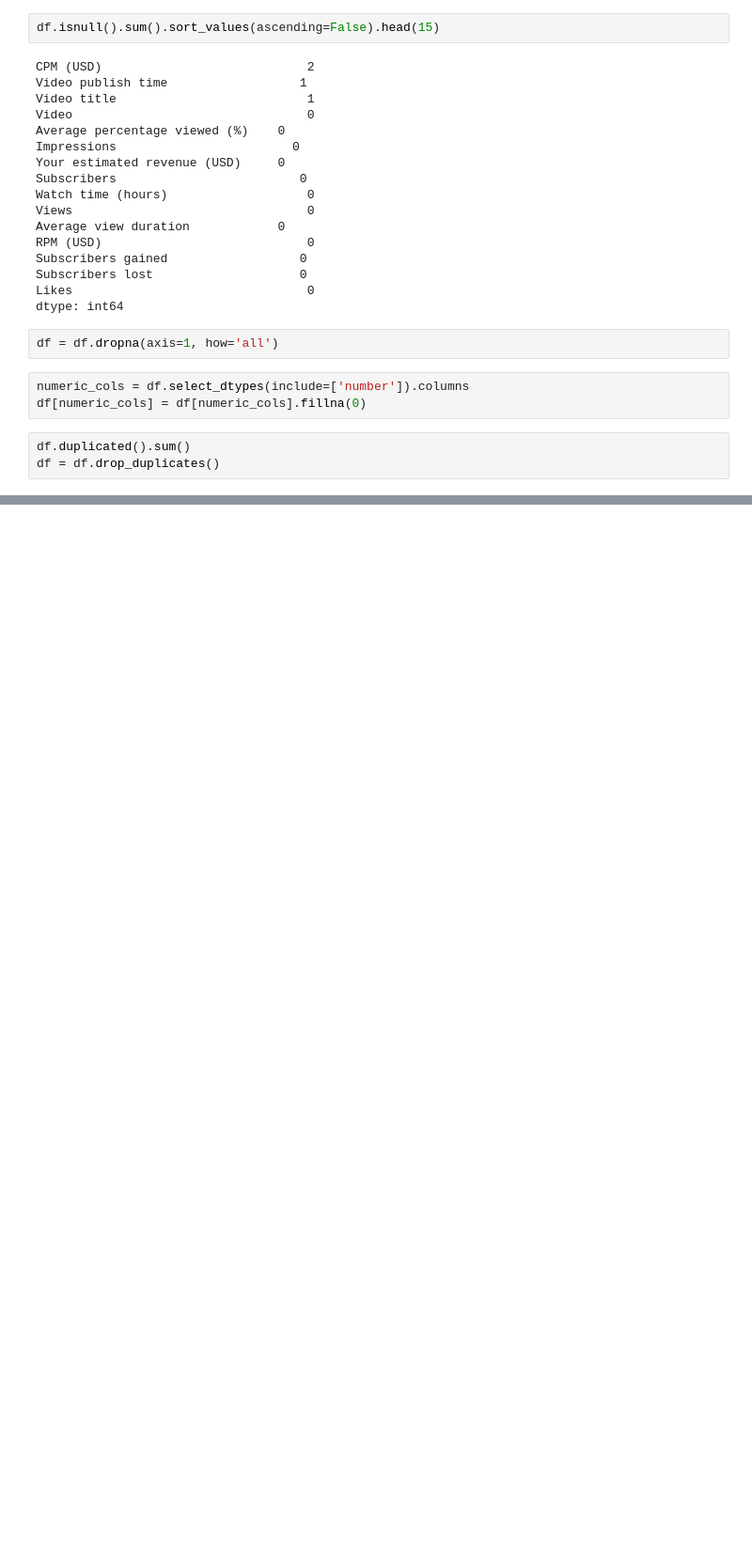
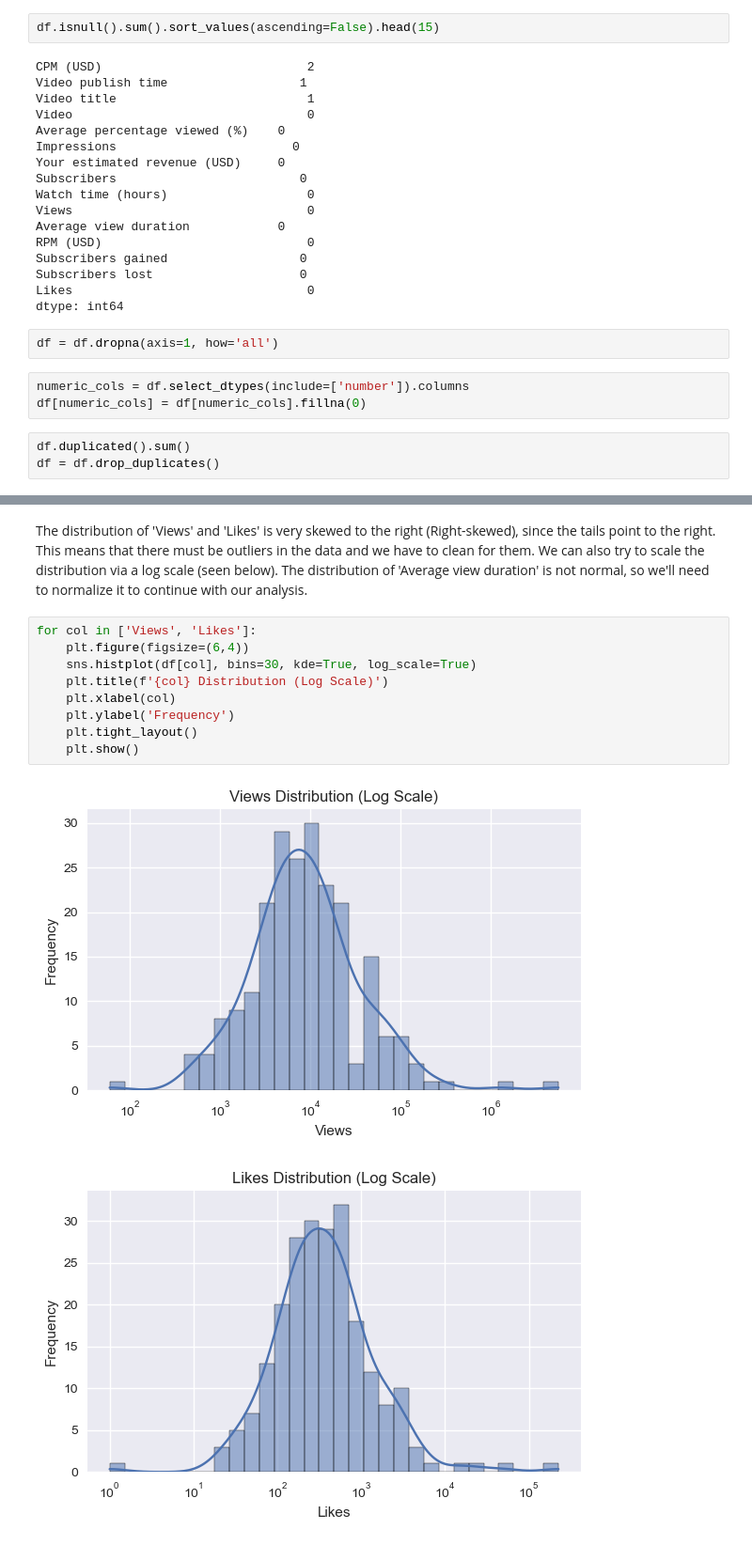
Before and after one commit to Destructor7453/kenjee_youtube_eda, a Jupyter notebook: notebooks/eda.ipynb, the cells around one changed output, grey strips where cells are left out. Shown: that part at 94% size. Cells and saved outputs as stored; diff of their text form; blank space fills up the shorter version.

```diff
--- a/notebooks/eda.ipynb
+++ b/notebooks/eda.ipynb
@@ -52,0 +126,14 @@ df.head()
+# %% [markdown]
+The distribution of 'Views' and 'Likes' is very skewed to the right (Right-skewed), since the tails point to the right. This means that there must be outliers in the data and we have to clean for them. We can also try to scale the distribution via a log scale (seen below). The distribution of 'Average view duration' is not normal, so we'll need to normalize it to continue with our analysis.
+# %%
+for col in ['Views', 'Likes']:
+    plt.figure(figsize=(6,4))
+    sns.histplot(df[col], bins=30, kde=True, log_scale=True)
+    plt.title(f'{col} Distribution (Log Scale)')
+    plt.xlabel(col)
+    plt.ylabel('Frequency')
+    plt.tight_layout()
+    plt.show()
+# %% [output]
+[figure, added]
+[figure, added]
```
Also changed, not shown: parts of 5 cells of this notebook.
